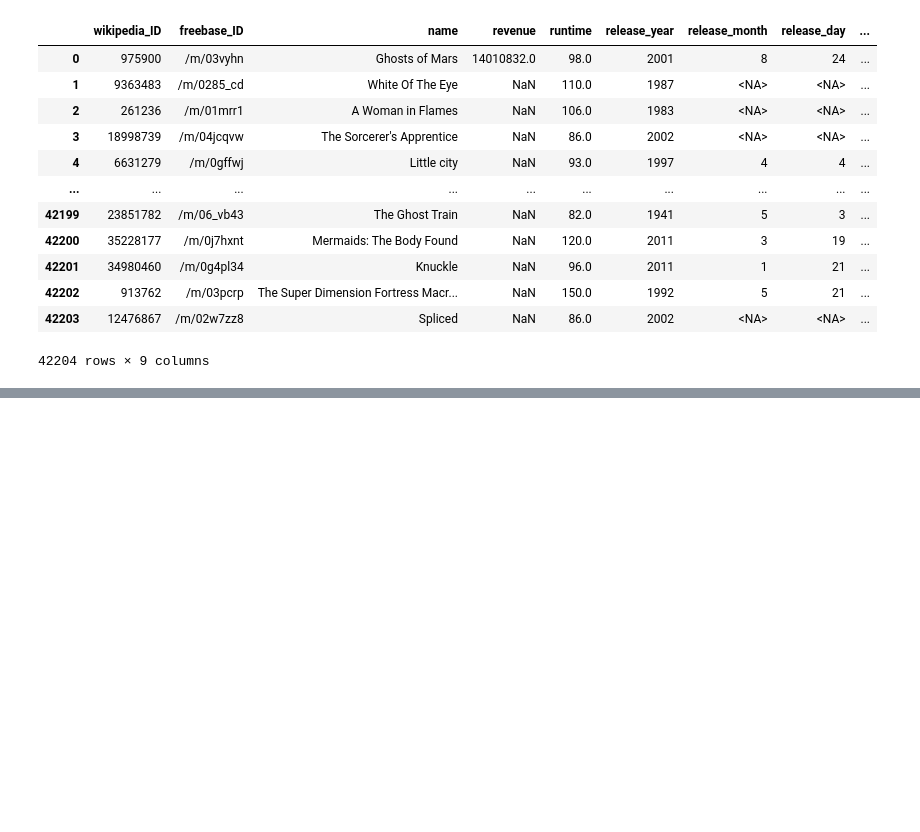
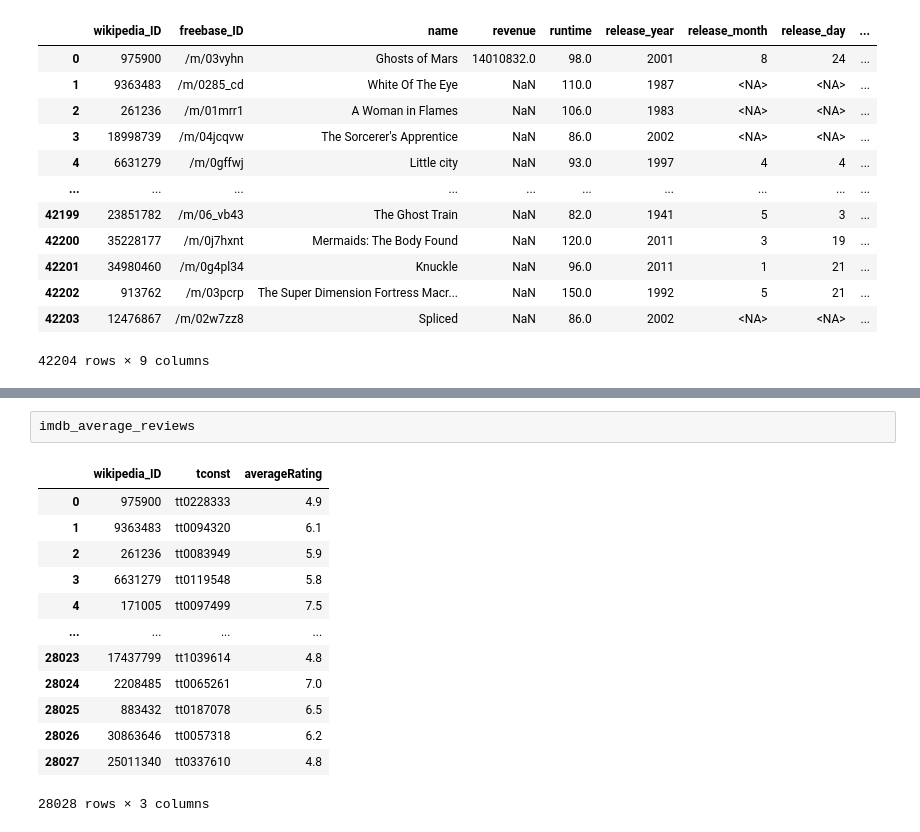
Before and after one commit to epfl-ada/ada-2024-project-sparkling, a Jupyter notebook: analysis.ipynb, the cells around one changed output, grey strips where cells are left out. Saved outputs shown, nothing was run; the diff lists cells and outputs as text; blank space fills up the shorter version.

```diff
--- a/movie_data_testing.ipynb
+++ b/analysis.ipynb
@@ -72,0 +99,16 @@ df_movies_genres
+# %%
+imdb_average_reviews
+# %% [output]
+|  | wikipedia_ID | tconst | averageRating |
+| 0 | 975900 | tt0228333 | 4.9 |
+| 1 | 9363483 | tt0094320 | 6.1 |
+| 2 | 261236 | tt0083949 | 5.9 |
+| 3 | 6631279 | tt0119548 | 5.8 |
+| 4 | 171005 | tt0097499 | 7.5 |
+| ... | ... | ... | ... |
+| 28023 | 17437799 | tt1039614 | 4.8 |
+| 28024 | 2208485 | tt0065261 | 7.0 |
+| 28025 | 883432 | tt0187078 | 6.5 |
+| 28026 | 30863646 | tt0057318 | 6.2 |
+| 28027 | 25011340 | tt0337610 | 4.8 |
+28028 rows × 3 columns
```
Also changed, not shown: parts of 7 cells of this notebook, 6 other files.
